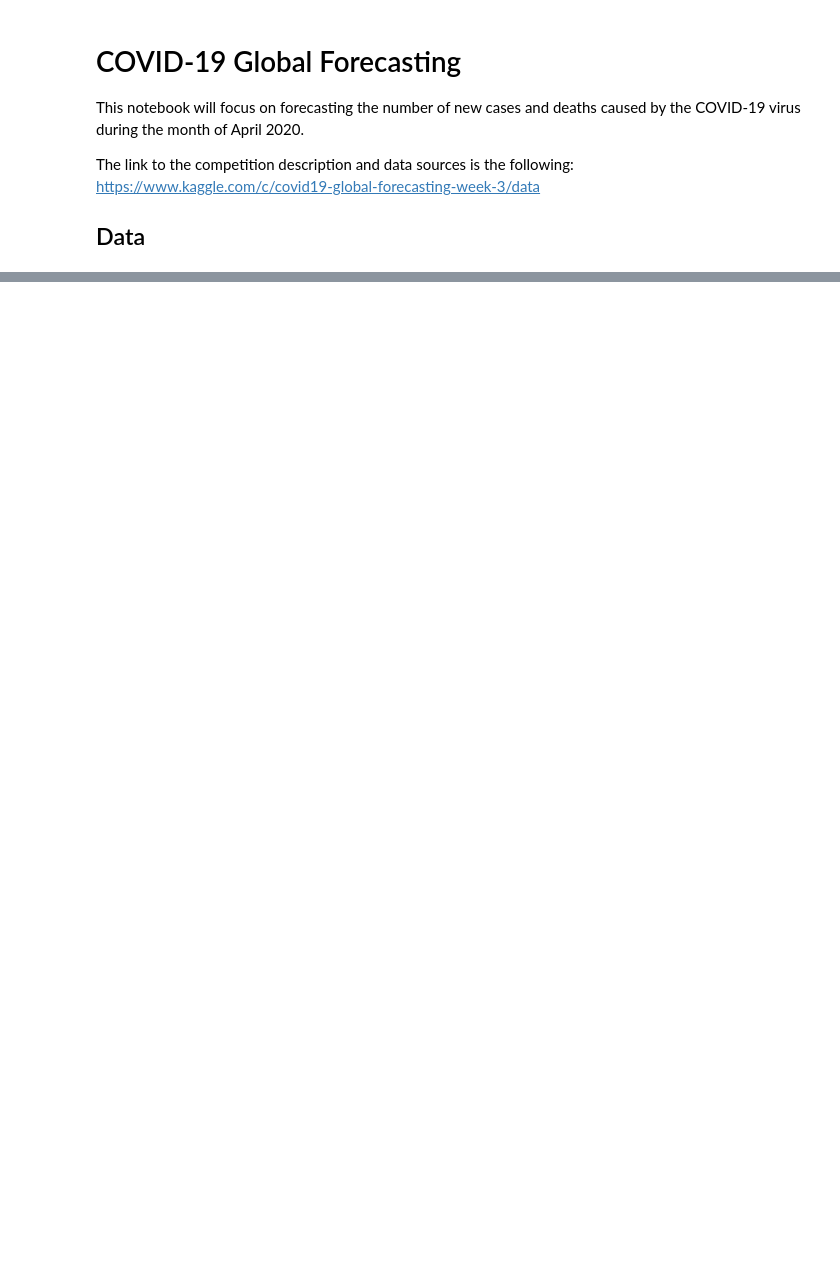
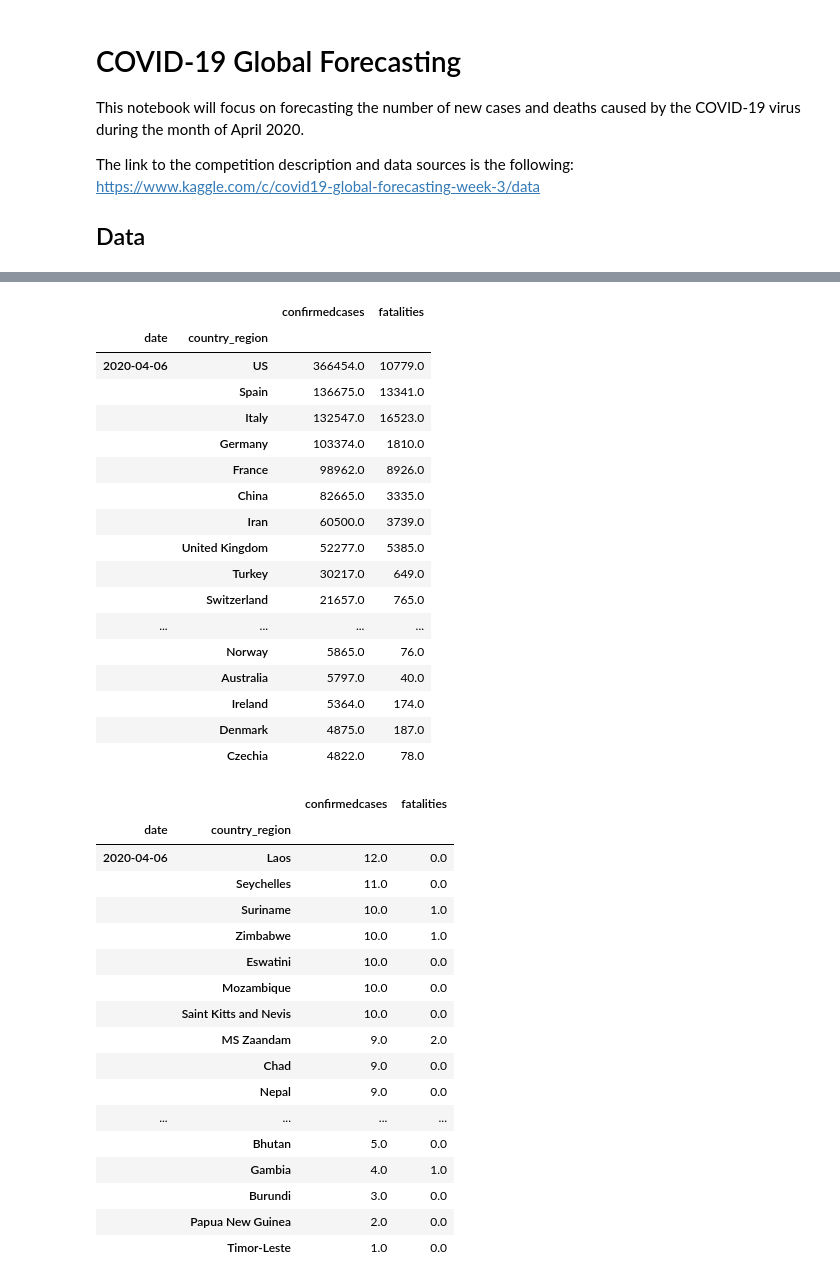
Before and after one commit to miketondu/covid_19_global_forecasting, a Jupyter notebook: COVID-19 Prediction.ipynb, the cells around one changed output, grey strips where cells are left out. Drawn from its saved outputs; the diff is of its cells as text; code cells hidden in the pictures; blank space fills up the shorter version.

```diff
--- a/COVID-19 Prediction.ipynb
+++ b/COVID-19 Prediction.ipynb
@@ -87,0 +115,46 @@ memory usage: 1.1+ MB
+# %%
+# Countries with the most cases and fatalities ordered by date and cases
+top = (train[train['date'] == max_date]
+       .groupby(['date','country_region'])[['confirmedcases','fatalities']]
+       .sum()
+       .sort_values(by=['confirmedcases','fatalities'], ascending=False))
+
+top.head(25)
+top.tail(25)
+# %% [output]
+|  |  | confirmedcases | fatalities |
+| date | country_region |  |  |
+| 2020-04-06 | US | 366454.0 | 10779.0 |
+|  | Spain | 136675.0 | 13341.0 |
+|  | Italy | 132547.0 | 16523.0 |
+|  | Germany | 103374.0 | 1810.0 |
+|  | France | 98962.0 | 8926.0 |
+|  | China | 82665.0 | 3335.0 |
+|  | Iran | 60500.0 | 3739.0 |
+|  | United Kingdom | 52277.0 | 5385.0 |
+|  | Turkey | 30217.0 | 649.0 |
+|  | Switzerland | 21657.0 | 765.0 |
+| ... | ... | ... | ... |
+|  | Norway | 5865.0 | 76.0 |
+|  | Australia | 5797.0 | 40.0 |
+|  | Ireland | 5364.0 | 174.0 |
+|  | Denmark | 4875.0 | 187.0 |
+|  | Czechia | 4822.0 | 78.0 |
+|  |  | confirmedcases | fatalities |
+| date | country_region |  |  |
+| 2020-04-06 | Laos | 12.0 | 0.0 |
+|  | Seychelles | 11.0 | 0.0 |
+|  | Suriname | 10.0 | 1.0 |
+|  | Zimbabwe | 10.0 | 1.0 |
+|  | Eswatini | 10.0 | 0.0 |
+|  | Mozambique | 10.0 | 0.0 |
+|  | Saint Kitts and Nevis | 10.0 | 0.0 |
+|  | MS Zaandam | 9.0 | 2.0 |
+|  | Chad | 9.0 | 0.0 |
+|  | Nepal | 9.0 | 0.0 |
+| ... | ... | ... | ... |
+|  | Bhutan | 5.0 | 0.0 |
+|  | Gambia | 4.0 | 1.0 |
+|  | Burundi | 3.0 | 0.0 |
+|  | Papua New Guinea | 2.0 | 0.0 |
+|  | Timor-Leste | 1.0 | 0.0 |
```
Also changed, not shown: parts of 6 cells of this notebook.
